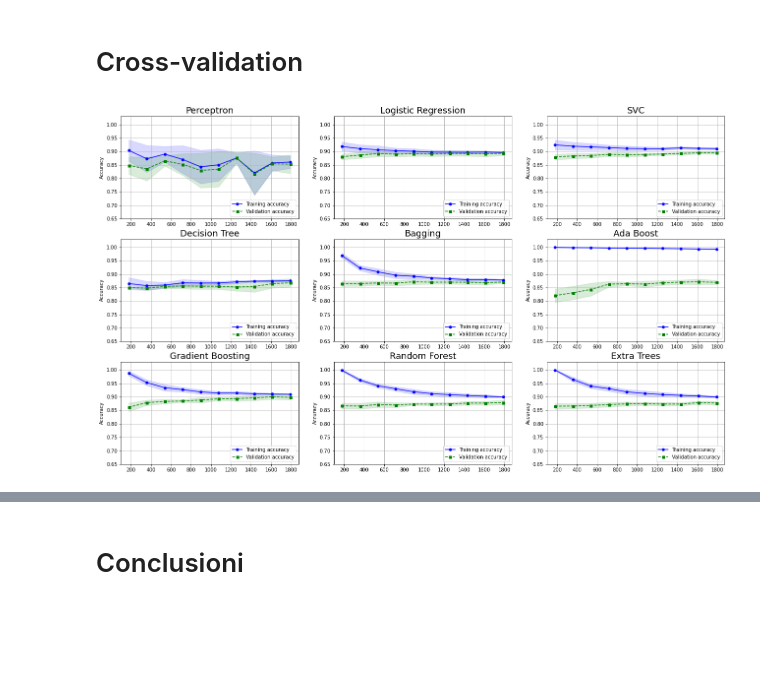
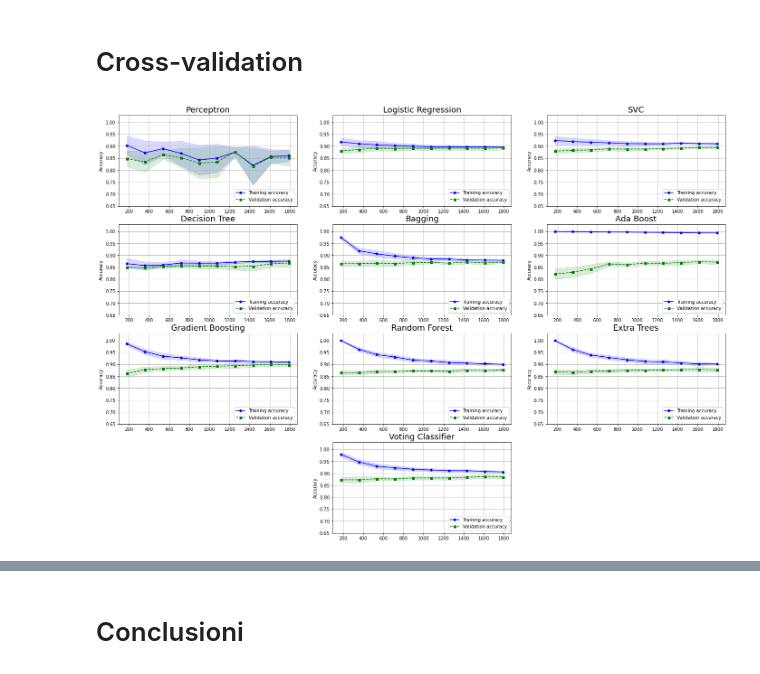
Before and after one commit to remarcoble/ML-marketing-campaign, a Jupyter notebook: main.ipynb, the cells around one changed output, grey strips where cells are left out. Drawn from its saved outputs; the diff is of its cells as text; code cells hidden in the pictures; blank space fills up the shorter version.

```diff
--- a/main.ipynb
+++ b/main.ipynb
@@ -426,0 +492,28 @@ final_scores.append(("Extra Trees", scores, train_size, train_scores, test_score
+# %%
+scores = {"test_accuracy":[],"test_precision":[],"test_recall":[],"test_f1":[],"test_loss":[]}
+for train_index, test_index in cv.split(feature_matrix, dataset_label):
+    X_train = feature_matrix[train_index]
+    X_test = feature_matrix[test_index]
+    y_train = dataset_label[train_index]
+    y_test = dataset_label[test_index]
+
+    model = None
+    model = keras.models.Sequential([
+        keras.layers.Input(shape=feature_matrix.shape[1:]),
+        keras.layers.Dense(36),
+        keras.layers.Dense(10),
+        keras.layers.Dense(1)
+    ])
+    model.compile(loss="mse", optimizer=keras.optimizers.SGD(learning_rate=1e-3), metrics=['acc', precision, recall, f1])
+    early_stopping_cb = keras.callbacks.EarlyStopping(patience=10, restore_best_weights=True)
+    history = model.fit(X_train, y_train, epochs=300, callbacks=[early_stopping_cb], validation_data=(X_test, y_test), verbose=0)
+    loss_score, accuracy_score, precision_score, recall_score, f1_score = model.evaluate(X_test, y_test, verbose=0)
+
+    scores["test_accuracy"].append(accuracy_score)
+    scores["test_precision"].append(precision_score)
+    scores["test_recall"].append(recall_score)
+    scores["test_f1"].append(f1_score)
+    scores["test_loss"].append(loss_score)
+# %%
+scores = {k: np.array(v) for k, v in scores.items()}
+final_scores.append(("Neural Network", scores, None, None, None))
@@ -426,0 +522,6 @@ final_scores.append(("Extra Trees", scores, train_size, train_scores, test_score
+# %%
+estimator = VotingClassifier(estimators=voting_estimators, voting='hard')
+
+scores = cross_validate(estimator, X=feature_matrix, y=dataset_label, cv = cv, scoring = scoring, n_jobs=-1)
+
+train_size, train_scores, test_scores = learning_curve(estimator, X=feature_matrix, y=dataset_label, train_sizes=np.linspace(0.1,1.0,10), cv = cv, n_jobs = -1)
@@ -427,2 +532,4 @@ final_scores.append(("Extra Trees", scores, train_size, train_scores, test_score
+# %%
+final_scores.append(("Voting Classifier", scores, train_size, train_scores, test_scores))
 # %% [markdown]
 # Cross-validation
@@ -436,34 +536,34 @@ final_scores.append(("Extra Trees", scores, train_size, train_scores, test_score
 # %%
-fig= plt.figure(figsize=(22, 13))
+fig= plt.figure(figsize=(24, 17))
 for i, (name, _, train_size, train_scores, test_scores) in enumerate(final_scores):
-    if name == "Neural network":
+    if name == "Neural Network":
         continue
     train_mean = np.mean(train_scores, axis=1)
     train_std = np.std(train_scores, axis=1)
     test_mean = np.mean(test_scores, axis=1)
     test_std = np.std(test_scores, axis=1)
 
-    ax = fig.add_subplot(331+i)
+    ax = fig.add_subplot(4,3,1+i)
     ax.plot(train_size, train_mean,
          color='blue', marker='o',
          markersize=5, label='Training accuracy')
     ax.fill_between(train_size,
                  train_mean + train_std,
                  train_mean - train_std,
                  alpha=0.15, color='blue')
     ax.plot(train_size, test_mean,
          color='green', linestyle='--',
          marker='s', markersize=5,
          label='Validation accuracy')
     ax.fill_between(train_size,
                  test_mean + test_std,
                  test_mean - test_std,
                  alpha=0.15, color='green')
     ax.grid()
     ax.set_ylim((0.65,1.03))
     ax.set_ylabel('Accuracy')
     ax.legend(loc='lower right')
     ax.set_title(name, fontsize=18)
 # %% [output]
-[figure, old version]
+[figure, new version]
 # %%
```
Also changed, not shown: parts of 62 cells of this notebook.
